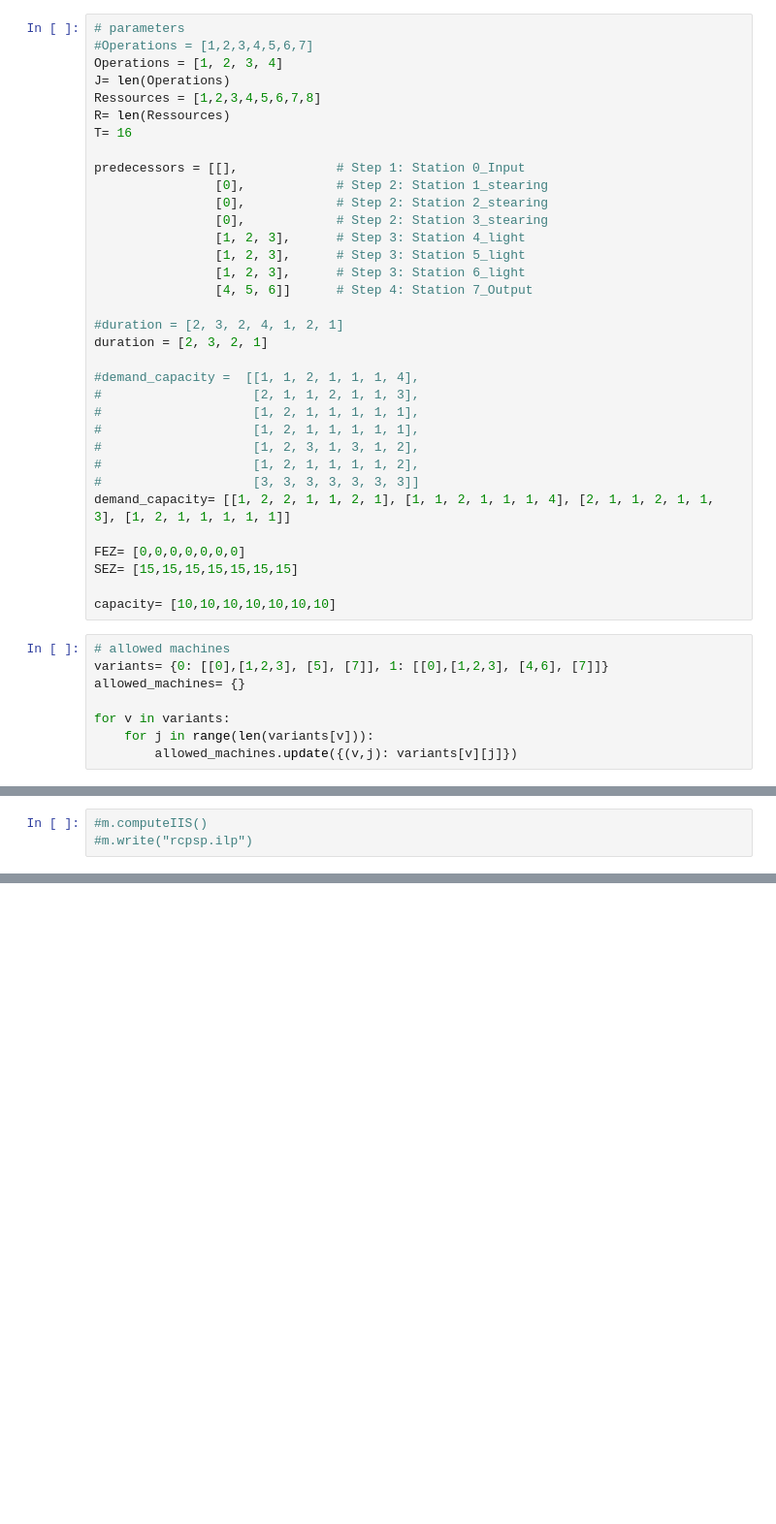
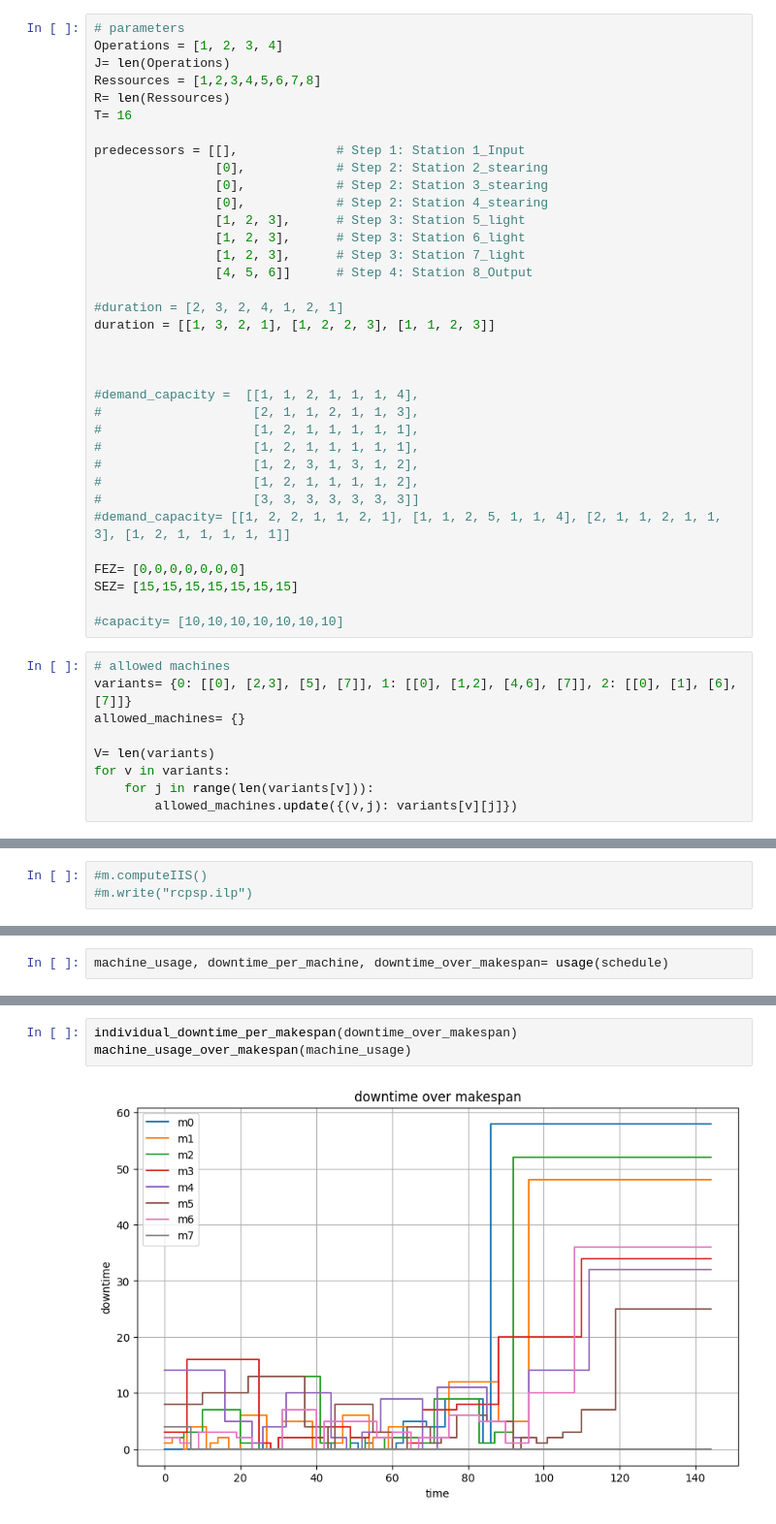
Before and after one commit to YanaXen/POM-Seminar-Matrix, a Jupyter notebook: ALB_project.ipynb, the cells around one changed output, grey strips where cells are left out. Shown at 97% size. Drawn from its saved outputs; the diff is of its cells as text; blank space fills up the shorter version.

Commit message:
RCPSP model added downtime and usage

```diff
--- a/ALB_project.ipynb
+++ b/ALB_project.ipynb
@@ -4,24 +4,25 @@ from gurobipy import GRB
 from gurobipy import *
 # %%
 # parameters
-#Operations = [1,2,3,4,5,6,7]
 Operations = [1, 2, 3, 4]
 J= len(Operations)
 Ressources = [1,2,3,4,5,6,7,8]
 R= len(Ressources)
 T= 16
 
-predecessors = [[],             # Step 1: Station 0_Input
-                [0],            # Step 2: Station 1_stearing
+predecessors = [[],             # Step 1: Station 1_Input
                 [0],            # Step 2: Station 2_stearing
                 [0],            # Step 2: Station 3_stearing
-                [1, 2, 3],      # Step 3: Station 4_light
+                [0],            # Step 2: Station 4_stearing
                 [1, 2, 3],      # Step 3: Station 5_light
                 [1, 2, 3],      # Step 3: Station 6_light
-                [4, 5, 6]]      # Step 4: Station 7_Output
+                [1, 2, 3],      # Step 3: Station 7_light
+                [4, 5, 6]]      # Step 4: Station 8_Output
 
 #duration = [2, 3, 2, 4, 1, 2, 1]
-duration = [2, 3, 2, 1]
+duration = [[1, 3, 2, 1], [1, 2, 2, 3], [1, 1, 2, 3]]
+
+
 
 #demand_capacity =  [[1, 1, 2, 1, 1, 1, 4],
 #                    [2, 1, 1, 2, 1, 1, 3],
@@ -30,17 +31,18 @@ duration = [2, 3, 2, 1]
 #                    [1, 2, 3, 1, 3, 1, 2],
 #                    [1, 2, 1, 1, 1, 1, 2],
 #                    [3, 3, 3, 3, 3, 3, 3]]
-demand_capacity= [[1, 2, 2, 1, 1, 2, 1], [1, 1, 2, 1, 1, 1, 4], [2, 1, 1, 2, 1, 1, 3], [1, 2, 1, 1, 1, 1, 1]]
+#demand_capacity= [[1, 2, 2, 1, 1, 2, 1], [1, 1, 2, 5, 1, 1, 4], [2, 1, 1, 2, 1, 1, 3], [1, 2, 1, 1, 1, 1, 1]]
 
 FEZ= [0,0,0,0,0,0,0]
 SEZ= [15,15,15,15,15,15,15]
 
-capacity= [10,10,10,10,10,10,10]
+#capacity= [10,10,10,10,10,10,10]
 # %%
 # allowed machines
-variants= {0: [[0],[1,2,3], [5], [7]], 1: [[0],[1,2,3], [4,6], [7]]}
+variants= {0: [[0], [2,3], [5], [7]], 1: [[0], [1,2], [4,6], [7]], 2: [[0], [1], [6], [7]]}
 allowed_machines= {}
 
+V= len(variants)
 for v in variants:
     for j in range(len(variants[v])):
         allowed_machines.update({(v,j): variants[v][j]})
@@ -115,0 +401,2 @@ Objective value:  5.0  found after  0.08899998664855957  seconds. Relative gap i
+# %%
+machine_usage, downtime_per_machine, downtime_over_makespan= usage(schedule)
@@ -115,0 +458,5 @@ Objective value:  5.0  found after  0.08899998664855957  seconds. Relative gap i
+# %%
+individual_downtime_per_makespan(downtime_over_makespan)
+machine_usage_over_makespan(machine_usage)
+# %% [output]
+[figure, added]
```
Also changed, not shown: parts of 18 cells of this notebook, 1 other file.
